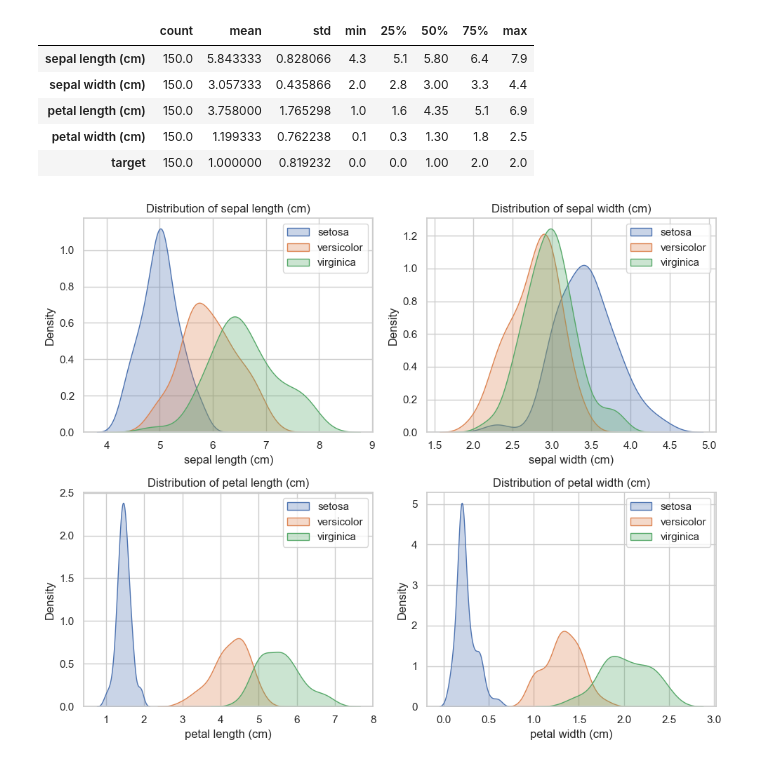
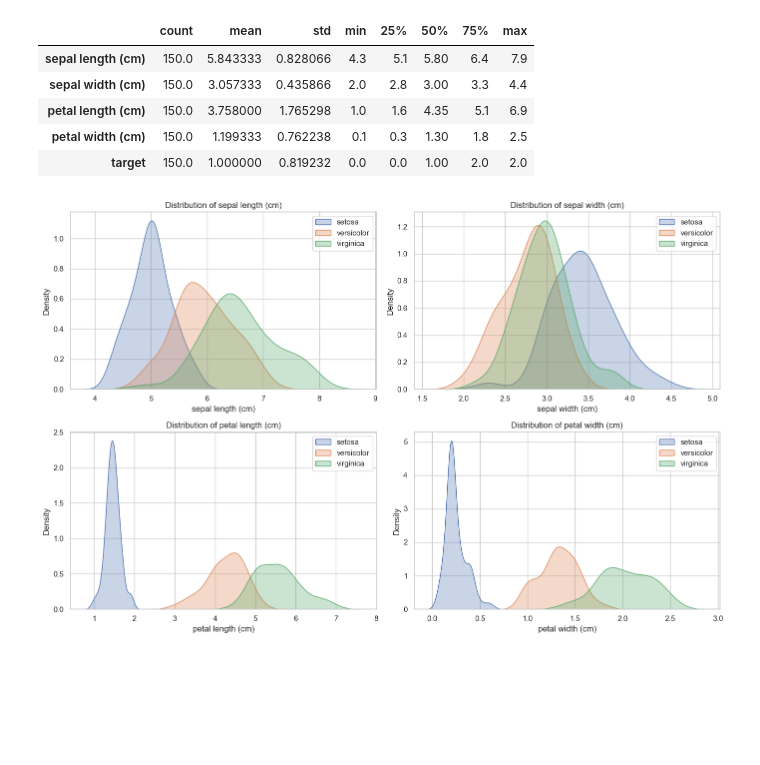
Before and after one commit to kumarsid-1/ML-AI-Sercrity-Project, a Jupyter notebook: notebooks/iris_eda.ipynb, the cells around one changed output. Saved outputs shown, nothing was run; the diff lists cells and outputs as text; code cells hidden in the pictures; blank space fills up the shorter version.

```diff
--- a/notebooks/iris_eda.ipynb
+++ b/notebooks/iris_eda.ipynb
@@ -75,25 +77,25 @@ df.describe().T
 | target | 150.0 | 1.000000 | 0.819232 | 0.0 | 0.0 | 1.00 | 2.0 | 2.0 |
 # %%
 num_features = X.columns
-
-fig, axes = plt.subplots(2, 2, figsize=(10, 8))
+fig, axes = plt.subplots(2, 2, figsize=(14, 9))
 axes = axes.flatten()
 
+# Plotting distribution curves for numerical features
 for ax, col in zip(axes, num_features):
     for label in target_names:
         sns.kdeplot(
             data=df[df["target_name"] == label],
             x=col,
             ax=ax,
             label=label,
             fill=True,
             alpha=0.3,
         )
     ax.set_title(f"Distribution of {col}")
     ax.legend()
 
 plt.tight_layout()
 plt.show()
 # %% [output]
-[figure, old version]
+[figure, new version]
 # %%
```
Also changed, not shown: parts of 9 cells of this notebook, 21 other files.
